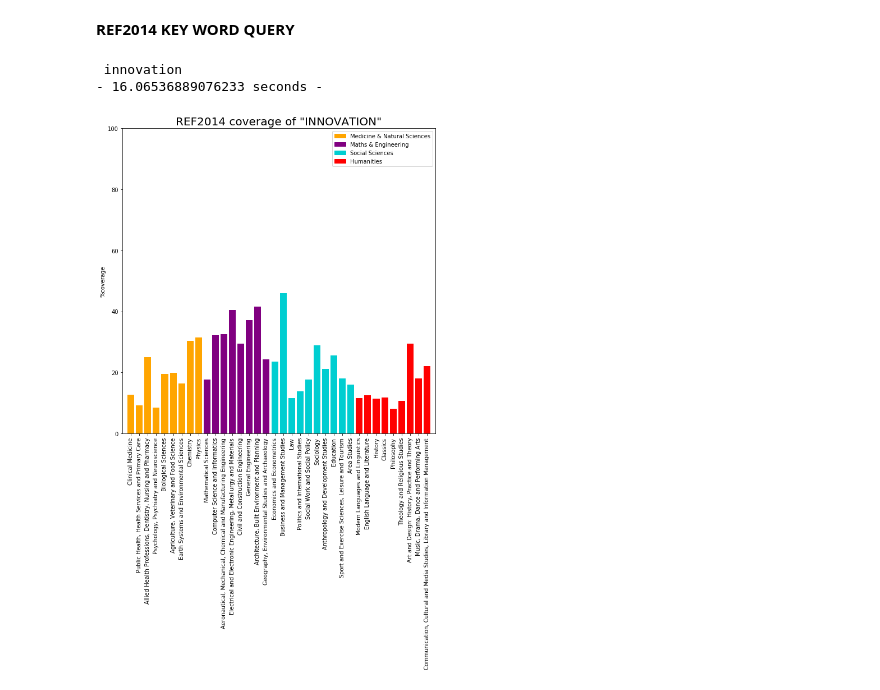
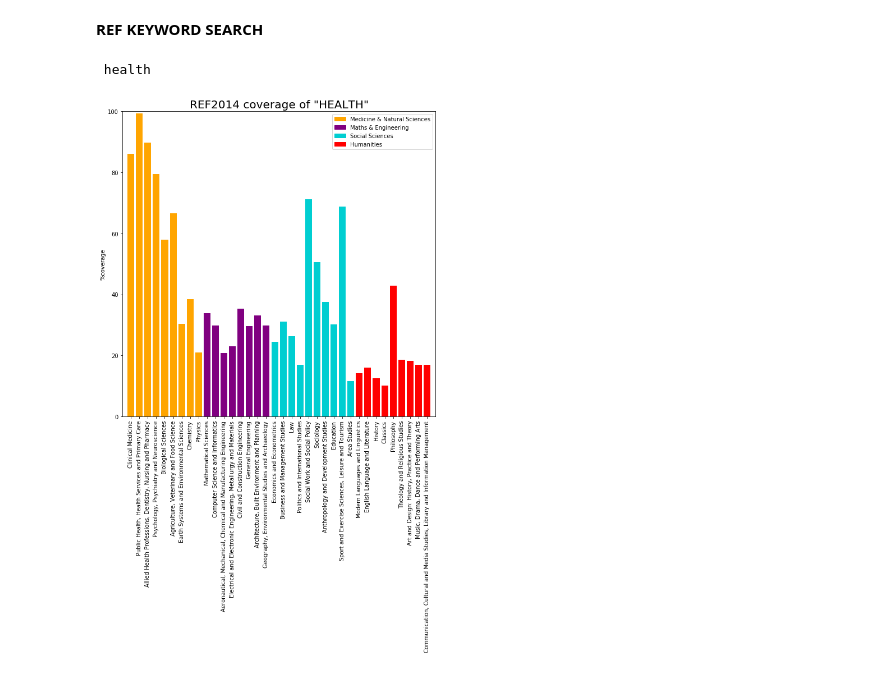
Before and after one commit to sagepublishing/research-impact, a Jupyter notebook: REF_query.ipynb, the cells around one changed output. Drawn from its saved outputs; the diff is of its cells as text; code cells hidden in the pictures.

```diff
--- a/REF_query.ipynb
+++ b/REF_query.ipynb
@@ -1,5 +1,5 @@
-# %% [markdown]
-**REF2014 KEY WORD QUERY**
+# %% [markdown]
+**REF KEYWORD SEARCH**
 # %%
 import pandas as pd
 from lxml import html
@@ -36,35 +37,39 @@ uoa_report_count = pd.Series([383,163,343,317,257,126,171,125,181,210,251,120,12
 query_df = pd.DataFrame({'unit of assessment': units_of_assessment, 'number of studies': uoa_report_count})
 # %%
+#input keyword
 query = input()
-start_time = time.time()
 
+#loop through units of assessment, extracting int values and appending to empty list query_uoa
 query_uoa = []
-for uoa in range(1,37):
-    data = requests.get('https://impact.ref.ac.uk/casestudies/Results.aspx?UoA='+str(uoa)+'&val='+'"'+query+'"')
-    search_hit = html.fromstring(data.content).xpath('//span[@id="MainContent_lblTagHits"]/text()')
+for uoa in tqdm(range(1,37)):
+    data = requests.get('https://impact.ref.ac.uk/casestudies/Results.aspx?UoA='+str(uoa)+'&val='+'\"'+query+'\"')
+    search_hit = html.fromstring(data.content).xpath('//span[@id=\"MainContent_lblTagHits\"]/text()')
     if search_hit == []:
         query_uoa.append(0)
     else:
         query_uoa.append(int(search_hit[0]))
+
+#create %coverage column in query_df as percentage score for each keyword per unit of assessment
 query_df['%coverage'] = query_uoa/query_df['number of studies']*100
 
+#Generate bar chart using pyplot
 x_pos = np.arange(len(query_df['unit of assessment']))
 y_axis = query_df['%coverage']
 color = ['orange']*9 + ['purple']*8 + ['darkturquoise']*10+ ['red']*9
 panel_one = mpatches.Patch(color='orange', label='Medicine & Natural Sciences')
 panel_two = mpatches.Patch(color='purple', label='Maths & Engineering')
 panel_three = mpatches.Patch(color='darkturquoise', label='Social Sciences')
 panel_four = mpatches.Patch(color='red', label='Humanities')
 plt.figure(figsize=(10,10))
 plt.bar(x_pos, y_axis, color=color, align='center')
 plt.xticks(x_pos, query_df['unit of assessment'], rotation='vertical')
 plt.ylabel('%coverage')
-plt.title('REF2014 coverage of "'+query.upper()+'"',fontsize=20)
+plt.title('REF2014 coverage of \"'+query.upper()+'\"',fontsize=20)
 plt.axis([-1, 36, 0,100])
 plt.legend(handles=[panel_one, panel_two, panel_three,panel_four])
-print("- %s seconds -" % (time.time() - start_time))
+
+
 plt.show()
 # %% [output]
- innovation
-- 16.06536889076233 seconds -
+ health
-[figure, old version]
+[figure, new version]
```
Also changed, not shown: parts of 2 cells of this notebook.
